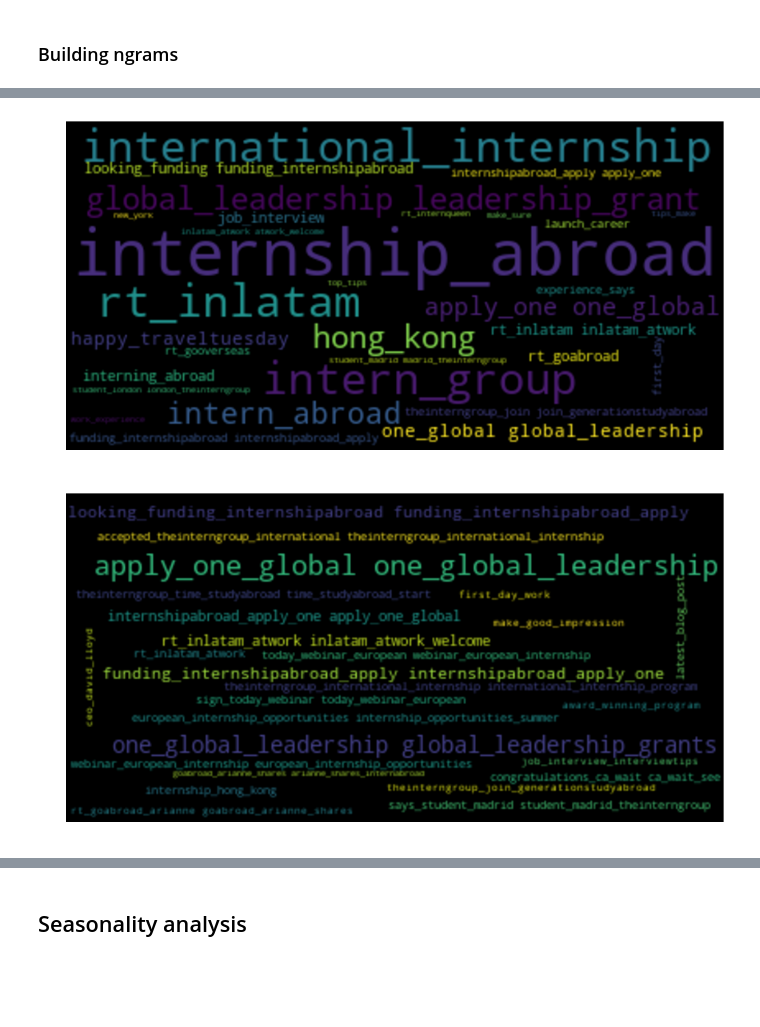
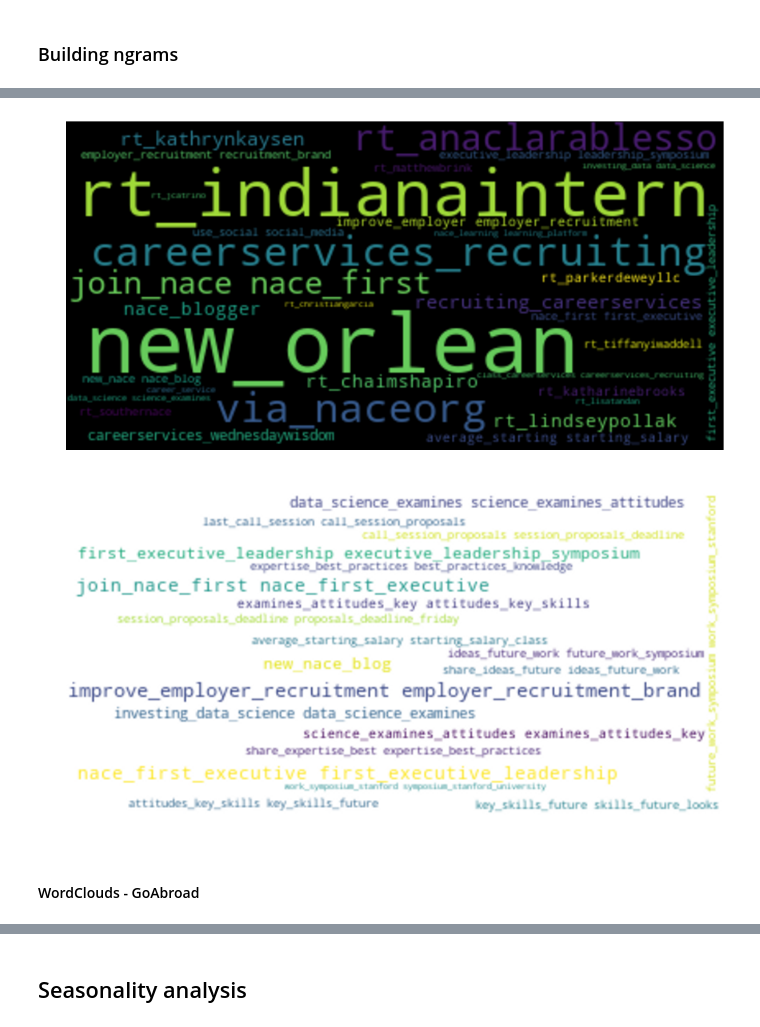
Before and after one commit to nvenegas-oliva/tig, a Jupyter notebook: EDA.ipynb, the cells around one changed output, grey strips where cells are left out. Saved outputs shown, nothing was run; the diff lists cells and outputs as text; code cells hidden in the pictures; blank space fills up the shorter version.

```diff
--- a/EDA.ipynb
+++ b/EDA.ipynb
@@ -307,18 +307,19 @@ https://t.co/wE3WN4vkaV
 # %% [markdown]
 ### Cleaning data
 # %%
-def clean_data(dataset, stop_words=None):
+def clean_data(company, datasets, stop_words=[]):
     """Build a corpus text from a dataset.
 
     This function clean a dataset and transform to corpus text.
 
     Args:
-        arg1 (list): List of tweets.
+        arg1 (string): Name of company to process.
+        arg2 (dict): Datasets of all companies.
         arg2 (list): List of aditional stopwords to remove from dataset.
     Return:
         Corpus, ie, list of list of tokens.
     Examples:
-        >>> clean_data(datasets['theinterngroup'], stop_words=['every'])
+        >>> clean_data('theinterngroup', datasets, stop_words=['every'])
             [['inspiring', 'podcasts', 'professionals', 'stripe'],
              ['meeting',
               'fellow',
@@ -333,7 +334,7 @@ def clean_data(dataset, stop_words=None):
              ['stand', 'first', 'day', 'new', 'job'],...]
     """
     # Extract text from all tweets
-    corpus = [tweet['text'] for tweet in dataset]
+    corpus = [tweet['text'] for tweet in datasets[company]]
 
     # Remove urls
     corpus = [re.sub(r"http\S+", "", doc) for doc in corpus]
@@ -347,24 +348,35 @@ def clean_data(dataset, stop_words=None):
     # Convert to lower case
     corpus = [[word.lower() for word in doc] for doc in corpus]
 
-    # Remove stop words
-    if stop_words is not None:
-        stop_words.extend(stopwords.words('english'))
-    else:
-        stop_words = stopwords.words('english')
-    stop_words = set(stop_words)
+    # Remove stop words and name of company from corpus
+    stop_words += stopwords.words('english') + [company]
     corpus = [[word for word in doc if word not in stop_words] for doc in corpus]
     return corpus
 # %% [markdown]
 ### Building ngrams
 # %%
-def ngram_wordcloud(corpus, n):
+def ngram_wordcloud(corpus, size=2, background_color="black"):
+    """Draw a ngram of n-size.
+
+    This function take a corpus and transform every document in a
+    ngram of n-size.
+
+    Args:
+        arg1 (list(list)): Text corpis.
+        arg2 (int): Size of the ngram.
+    Examples:
+        >>> ngram_wordcloud(corpus=clean_data(datasets['theinterngroup']), n=2)
+            [imagen]
+    """
     text = ""
     for doc in corpus:
-        ngram = list(ngrams(doc, n))
+        ngram = list(ngrams(doc, size))
         ngram = ["_".join(t) for t in ngram]
         text += " ".join(ngram) + " "
-    wordcloud = WordCloud(max_font_size=50, min_font_size=5, max_words=100).generate(text)
+    wordcloud = WordCloud(max_font_size=50,
+                          min_font_size=5,
+                          max_words=100,
+                          background_color=background_color).generate(text)
     _ = plt.figure(figsize=(16, 12))
     _ = plt.imshow(wordcloud, interpolation='mitchell')
     _ = plt.axis('off')
@@ -370,0 +400,3 @@ def ngram_wordcloud(corpus, n):
+# %%
+corpus=clean_data('@naceorg', datasets)
+ngram_wordcloud(corpus, size=1, background_color='yellow')
@@ -371,8 +405,10 @@ def ngram_wordcloud(corpus, n):
 # %%
-ngram_wordcloud(corpus=clean_data(datasets['theinterngroup']), n=2)
+ngram_wordcloud(corpus, size=2)
 # %% [output]
-[figure, old version]
+[figure, new version]
 # %%
-ngram_wordcloud(corpus=clean_data(datasets['theinterngroup']), n=3)
+ngram_wordcloud(corpus, size=3, background_color='white')
 # %% [output]
-[figure, old version]
+[figure, new version]
+# %% [markdown]
+#### WordClouds - GoAbroad
```
Also changed, not shown: parts of 12 cells of this notebook.
